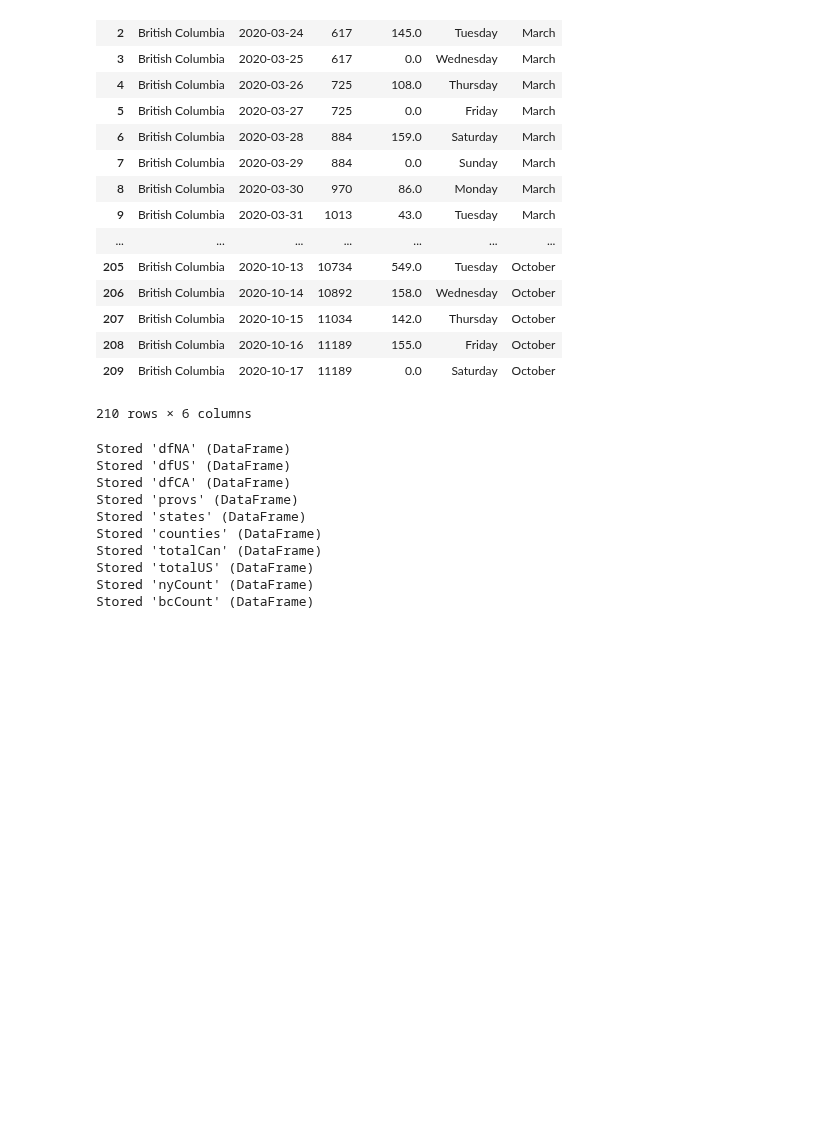
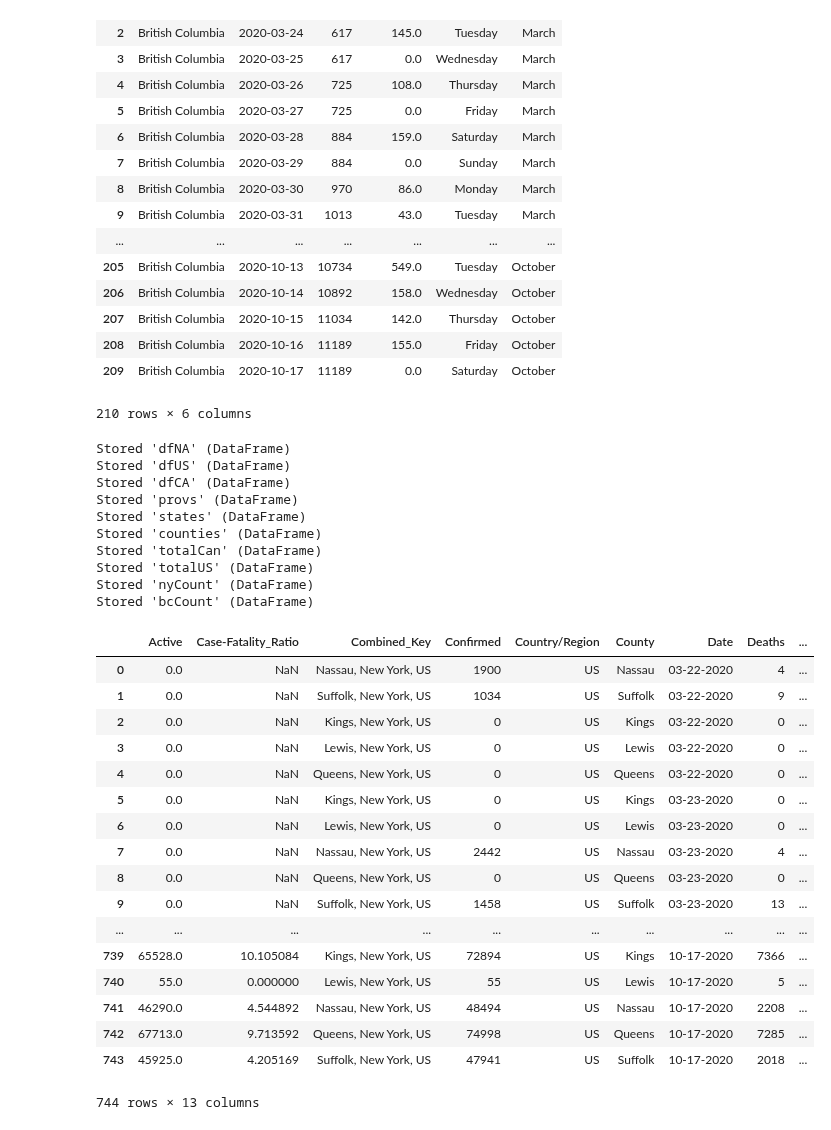
Before and after one commit to clement-ip/covid-airport-travel, a Jupyter notebook: analyze_covid.ipynb, the cells around one changed output. Drawn from its saved outputs; the diff is of its cells as text; code cells hidden in the pictures; blank space fills up the shorter version.

Commit message:
added covid cases data sets for each airport region

```diff
--- a/analyze_covid.ipynb
+++ b/analyze_covid.ipynb
@@ -182,0 +186,25 @@ Stored 'bcCount' (DataFrame)
+# %%
+# JFK
+jfkCounties = jfk["county"].to_list()
+jfkCases = dfUS[dfUS["Province/State"] == "New York"]
+jfkCases = jfkCases[jfkCases["County"].apply(lambda x: x in jfkCounties)]
+jfkCases = jfkCases.reset_index(drop = True)
+# %% [output]
+|  | Active | Case-Fatality_Ratio | Combined_Key | Confirmed | Country/Region | County | Date | Deaths | ... |
+| 0 | 0.0 | NaN | Nassau, New York, US | 1900 | US | Nassau | 03-22-2020 | 4 | ... |
+| 1 | 0.0 | NaN | Suffolk, New York, US | 1034 | US | Suffolk | 03-22-2020 | 9 | ... |
+| 2 | 0.0 | NaN | Kings, New York, US | 0 | US | Kings | 03-22-2020 | 0 | ... |
+| 3 | 0.0 | NaN | Lewis, New York, US | 0 | US | Lewis | 03-22-2020 | 0 | ... |
+| 4 | 0.0 | NaN | Queens, New York, US | 0 | US | Queens | 03-22-2020 | 0 | ... |
+| 5 | 0.0 | NaN | Kings, New York, US | 0 | US | Kings | 03-23-2020 | 0 | ... |
+| 6 | 0.0 | NaN | Lewis, New York, US | 0 | US | Lewis | 03-23-2020 | 0 | ... |
+| 7 | 0.0 | NaN | Nassau, New York, US | 2442 | US | Nassau | 03-23-2020 | 4 | ... |
+| 8 | 0.0 | NaN | Queens, New York, US | 0 | US | Queens | 03-23-2020 | 0 | ... |
+| 9 | 0.0 | NaN | Suffolk, New York, US | 1458 | US | Suffolk | 03-23-2020 | 13 | ... |
+| ... | ... | ... | ... | ... | ... | ... | ... | ... | ... |
+| 739 | 65528.0 | 10.105084 | Kings, New York, US | 72894 | US | Kings | 10-17-2020 | 7366 | ... |
+| 740 | 55.0 | 0.000000 | Lewis, New York, US | 55 | US | Lewis | 10-17-2020 | 5 | ... |
+| 741 | 46290.0 | 4.544892 | Nassau, New York, US | 48494 | US | Nassau | 10-17-2020 | 2208 | ... |
+| 742 | 67713.0 | 9.713592 | Queens, New York, US | 74998 | US | Queens | 10-17-2020 | 7285 | ... |
+| 743 | 45925.0 | 4.205169 | Suffolk, New York, US | 47941 | US | Suffolk | 10-17-2020 | 2018 | ... |
+744 rows × 13 columns
```
Also changed, not shown: parts of 12 cells of this notebook, 10 other files.
